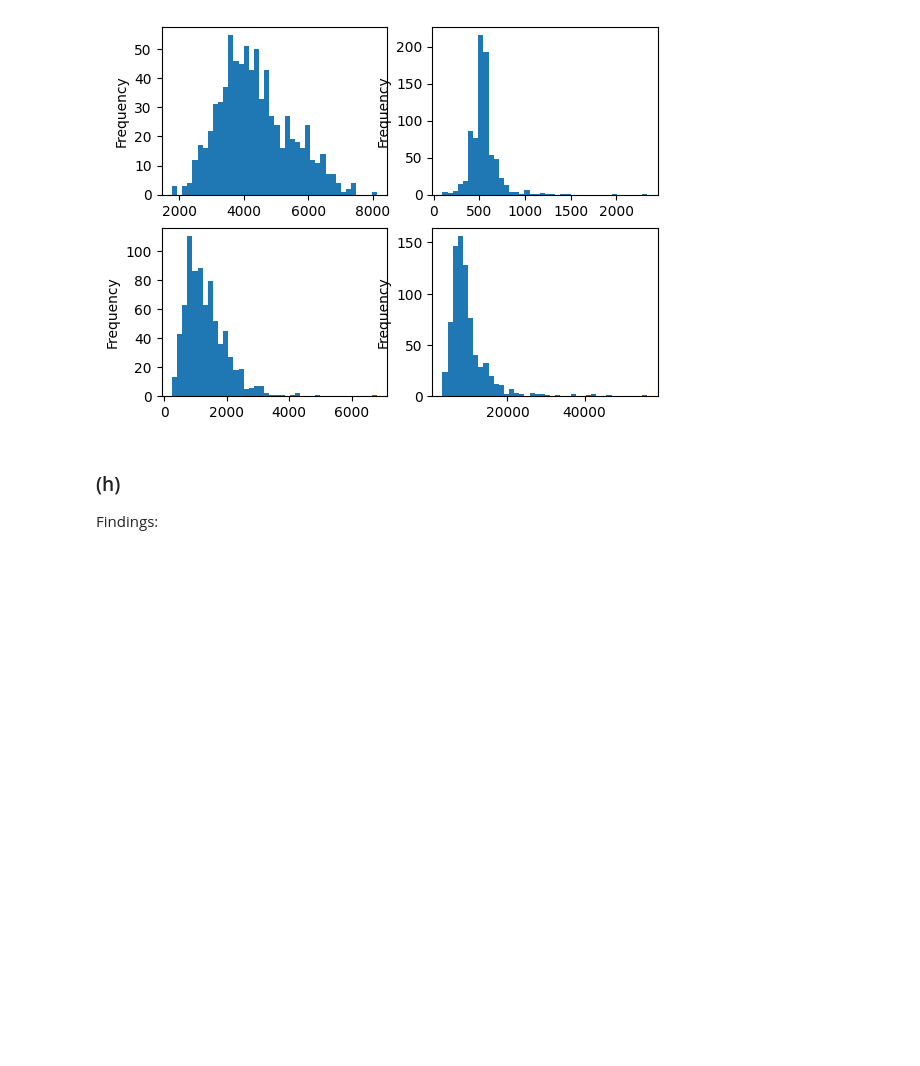
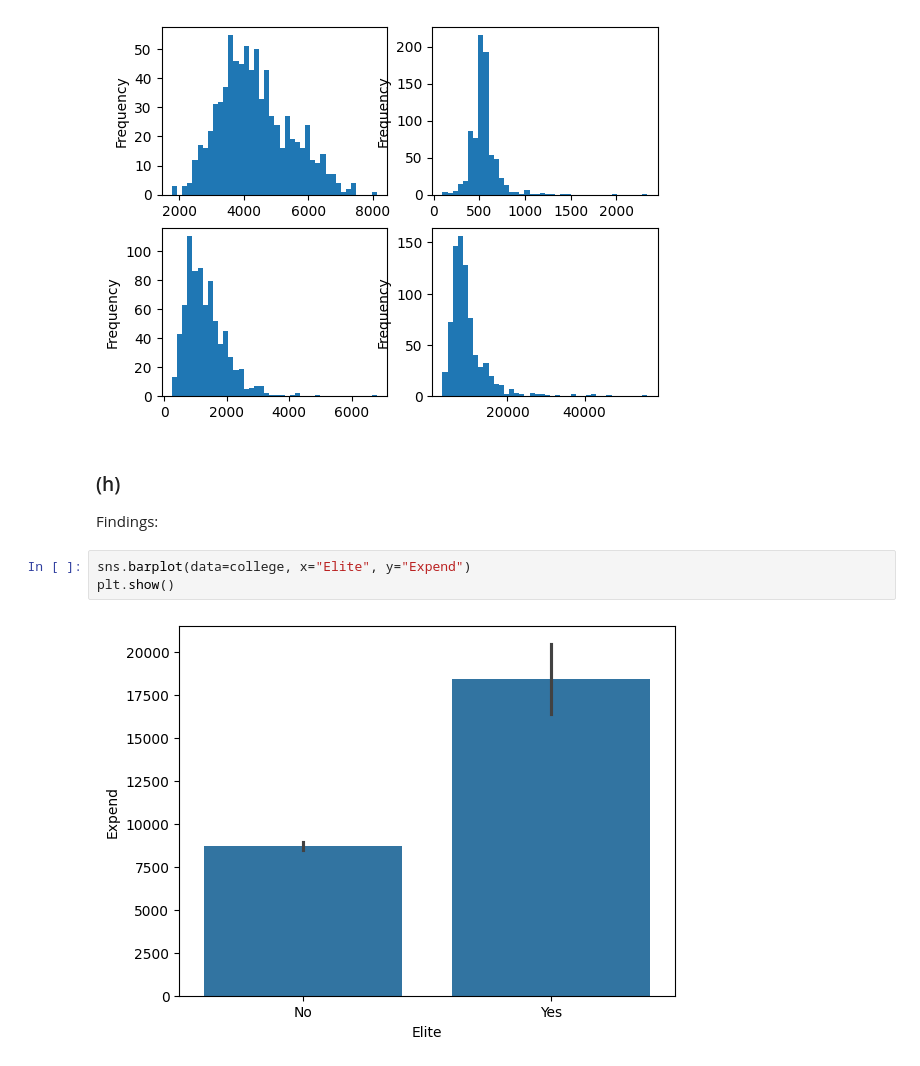
Before and after one commit to AlbotGoodman/databehandling-albot, a Jupyter notebook: Labs/lab.ipynb, the cells around one changed output. Drawn from its saved outputs; the diff is of its cells as text; blank space fills up the shorter version.

```diff
--- a/Labs/lab.ipynb
+++ b/Labs/lab.ipynb
@@ -62,3 +85,8 @@ plt.show()
 ### (h)
 
 Findings:
+# %%
+sns.barplot(data=college, x="Elite", y="Expend")
+plt.show()
+# %% [output]
+[figure, added]
```
Also changed, not shown: parts of 4 cells of this notebook, 1 other file.
